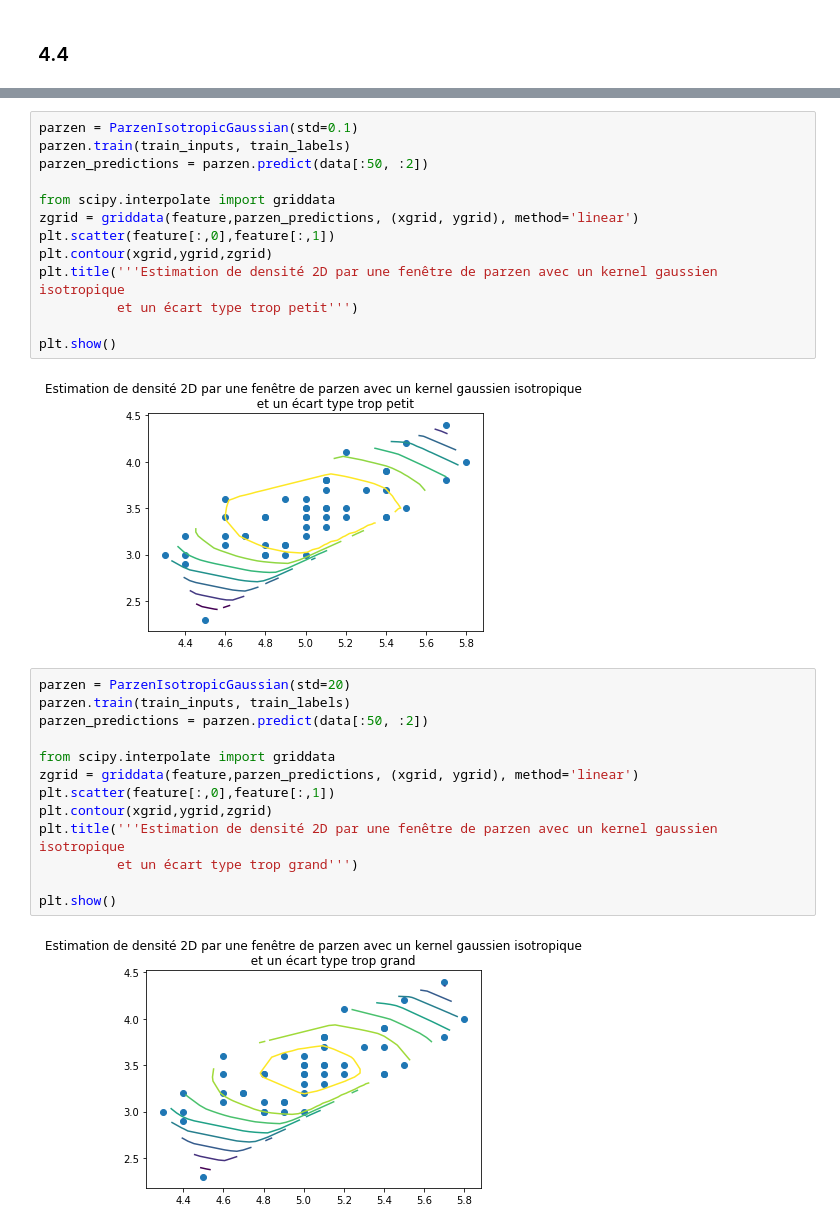
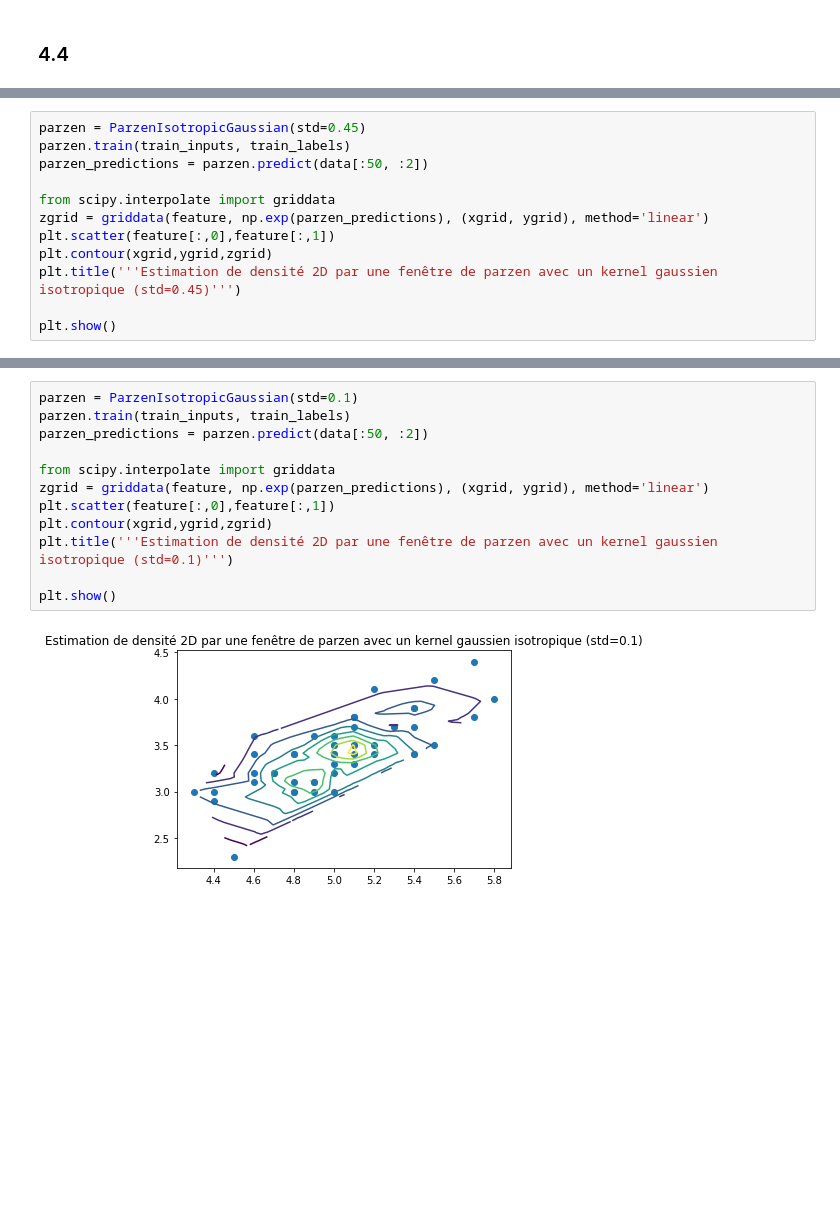
Before and after one commit to PhilippeMarcotte/IFT6390, a Jupyter notebook: Devoir 1/Devoir 1 - Q4.ipynb, the cells around one changed output, grey strips where cells are left out. Cells and saved outputs as stored; diff of their text form; blank space fills up the shorter version.

```diff
--- a/Devoir 1/Devoir 1 - Q4.ipynb
+++ b/Devoir 1/Devoir 1 - Q4.ipynb
@@ -242,0 +259,12 @@ plt.show()
+# %%
+parzen = ParzenIsotropicGaussian(std=0.45)
+parzen.train(train_inputs, train_labels)
+parzen_predictions = parzen.predict(data[:50, :2])
+
+from scipy.interpolate import griddata
+zgrid = griddata(feature, np.exp(parzen_predictions), (xgrid, ygrid), method='linear')
+plt.scatter(feature[:,0],feature[:,1])
+plt.contour(xgrid,ygrid,zgrid)
+plt.title('''Estimation de densité 2D par une fenêtre de parzen avec un kernel gaussien isotropique (std=0.45)''')
+
+plt.show()
@@ -243,30 +273,14 @@ plt.show()
 # %%
 parzen = ParzenIsotropicGaussian(std=0.1)
 parzen.train(train_inputs, train_labels)
 parzen_predictions = parzen.predict(data[:50, :2])
 
 from scipy.interpolate import griddata
-zgrid = griddata(feature,parzen_predictions, (xgrid, ygrid), method='linear')
+zgrid = griddata(feature, np.exp(parzen_predictions), (xgrid, ygrid), method='linear')
 plt.scatter(feature[:,0],feature[:,1])
 plt.contour(xgrid,ygrid,zgrid)
-plt.title('''Estimation de densité 2D par une fenêtre de parzen avec un kernel gaussien isotropique
-          et un écart type trop petit''')
+plt.title('''Estimation de densité 2D par une fenêtre de parzen avec un kernel gaussien isotropique (std=0.1)''')
 
 plt.show()
 # %% [output]
-[figure, old version]
+[figure, new version]
-# %%
-parzen = ParzenIsotropicGaussian(std=20)
-parzen.train(train_inputs, train_labels)
-parzen_predictions = parzen.predict(data[:50, :2])
-
-from scipy.interpolate import griddata
-zgrid = griddata(feature,parzen_predictions, (xgrid, ygrid), method='linear')
-plt.scatter(feature[:,0],feature[:,1])
-plt.contour(xgrid,ygrid,zgrid)
-plt.title('''Estimation de densité 2D par une fenêtre de parzen avec un kernel gaussien isotropique
-          et un écart type trop grand''')
-
-plt.show()
-# %% [output]
-[figure, removed]
```
Also changed, not shown: parts of 5 cells of this notebook.
